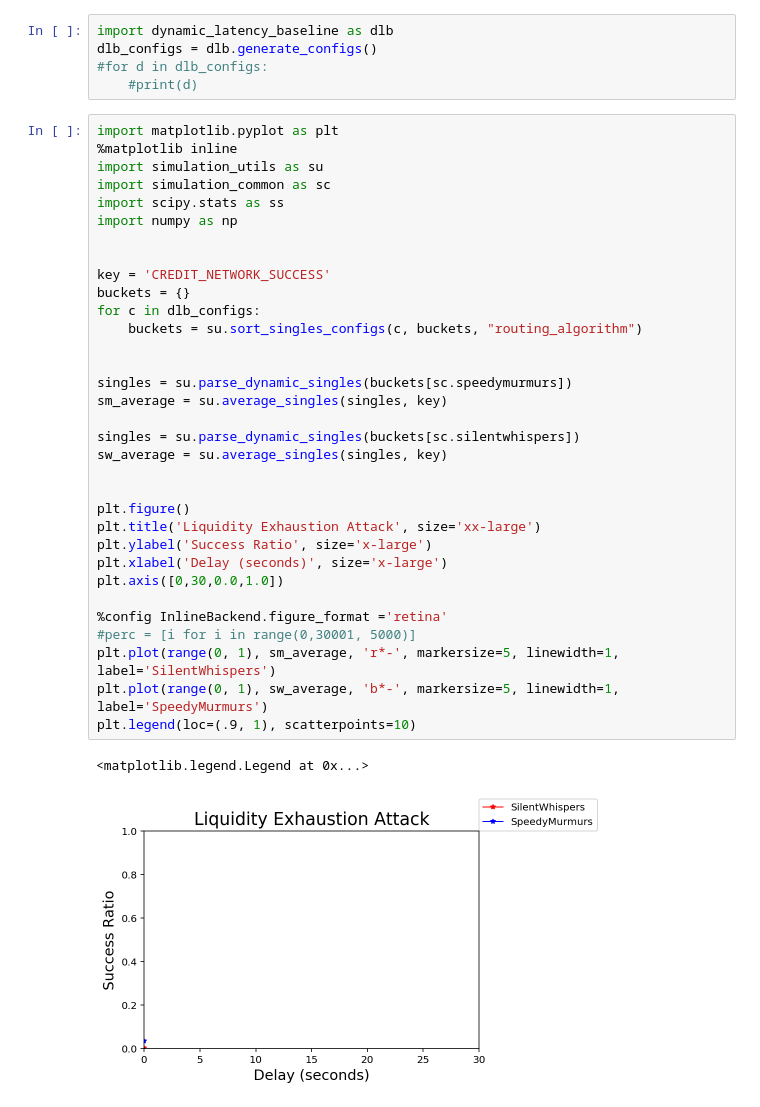
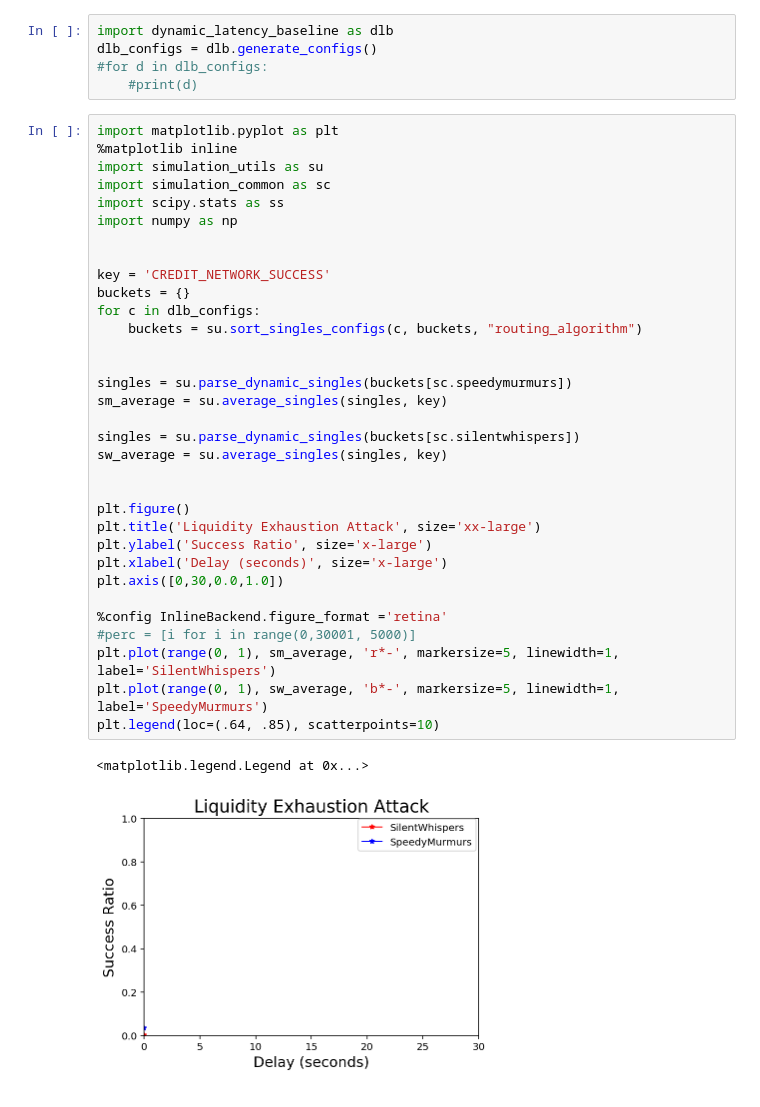
Before and after one commit to iowaguy/pcn-simulator, a Jupyter notebook: speedy-murmurs-simulator/Payment-Channel-Network-Simulations.ipynb, the cells around one changed output. Cells and saved outputs as stored; diff of their text form.

```diff
--- a/speedy-murmurs-simulator/Payment-Channel-Network-Simulations.ipynb
+++ b/speedy-murmurs-simulator/Payment-Channel-Network-Simulations.ipynb
@@ -483,32 +483,32 @@ import simulation_utils as su
 import simulation_common as sc
 import scipy.stats as ss
 import numpy as np
 
 
 key = 'CREDIT_NETWORK_SUCCESS'
 buckets = {}
 for c in dlb_configs:
     buckets = su.sort_singles_configs(c, buckets, "routing_algorithm")
 
 
 singles = su.parse_dynamic_singles(buckets[sc.speedymurmurs])
 sm_average = su.average_singles(singles, key)
 
 singles = su.parse_dynamic_singles(buckets[sc.silentwhispers])
 sw_average = su.average_singles(singles, key)
 
 
 plt.figure()
 plt.title('Liquidity Exhaustion Attack', size='xx-large')
 plt.ylabel('Success Ratio', size='x-large')
 plt.xlabel('Delay (seconds)', size='x-large')
 plt.axis([0,30,0.0,1.0])
 
 %config InlineBackend.figure_format ='retina'
 #perc = [i for i in range(0,30001, 5000)]
 plt.plot(range(0, 1), sm_average, 'r*-', markersize=5, linewidth=1, label='SilentWhispers')
 plt.plot(range(0, 1), sw_average, 'b*-', markersize=5, linewidth=1, label='SpeedyMurmurs')
-plt.legend(loc=(.9, 1), scatterpoints=10)
+plt.legend(loc=(.64, .85), scatterpoints=10)
 # %% [output]
 <matplotlib.legend.Legend at 0x...>
-[figure, old version]
+[figure, new version]
```
